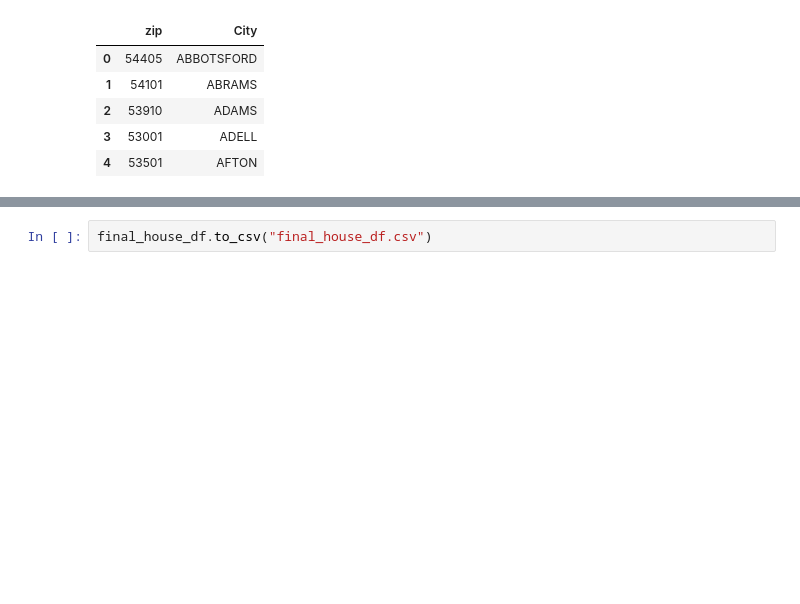
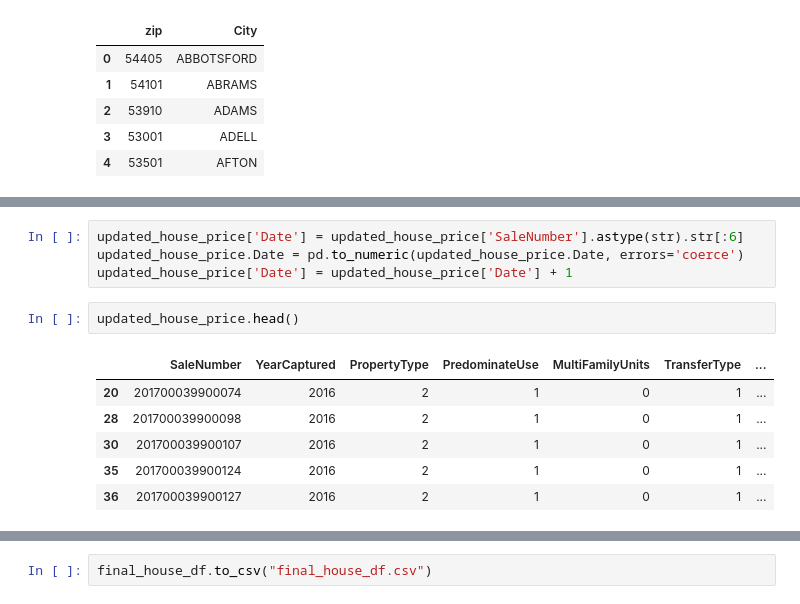
Before and after one commit to alisongh/SIADS-696-Milestone-II, a Jupyter notebook: house_price.ipynb, the cells around one changed output, grey strips where cells are left out. Saved outputs shown, nothing was run; the diff lists cells and outputs as text; blank space fills up the shorter version.

```diff
--- a/house_price.ipynb
+++ b/house_price.ipynb
@@ -141,0 +139,13 @@ updated_house_price.drop(['TVCname', 'DateRecorded', 'LotSize1', 'LotSize', 'Tot
+# %%
+updated_house_price['Date'] = updated_house_price['SaleNumber'].astype(str).str[:6]
+updated_house_price.Date = pd.to_numeric(updated_house_price.Date, errors='coerce')
+updated_house_price['Date'] = updated_house_price['Date'] + 1
+# %%
+updated_house_price.head()
+# %% [output]
+|  | SaleNumber | YearCaptured | PropertyType | PredominateUse | MultiFamilyUnits | TransferType | ... |
+| 20 | 201700039900074 | 2016 | 2 | 1 | 0 | 1 | ... |
+| 28 | 201700039900098 | 2016 | 2 | 1 | 0 | 1 | ... |
+| 30 | 201700039900107 | 2016 | 2 | 1 | 0 | 1 | ... |
+| 35 | 201700039900124 | 2016 | 2 | 1 | 0 | 1 | ... |
+| 36 | 201700039900127 | 2016 | 2 | 1 | 0 | 1 | ... |
```
Also changed, not shown: parts of 13 cells of this notebook, 1 other file.
